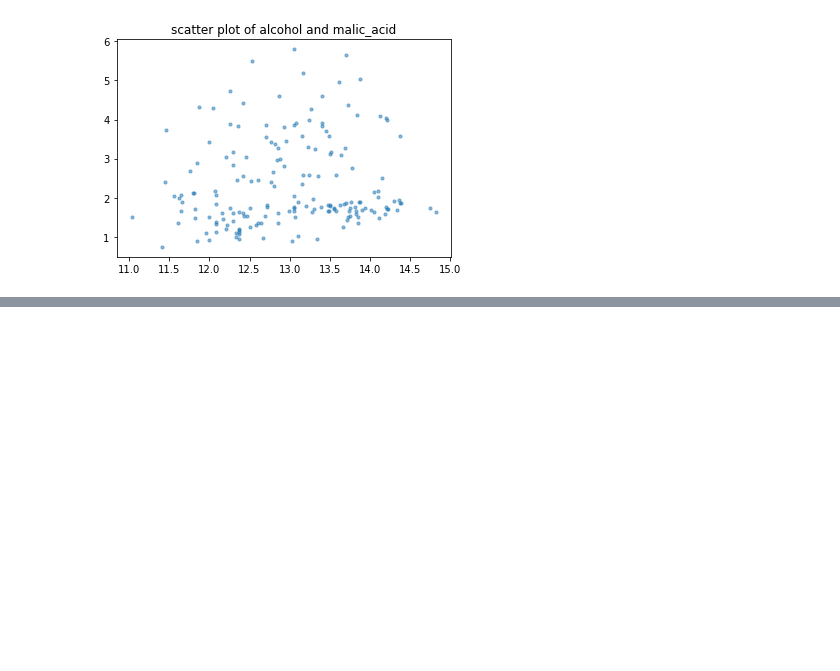
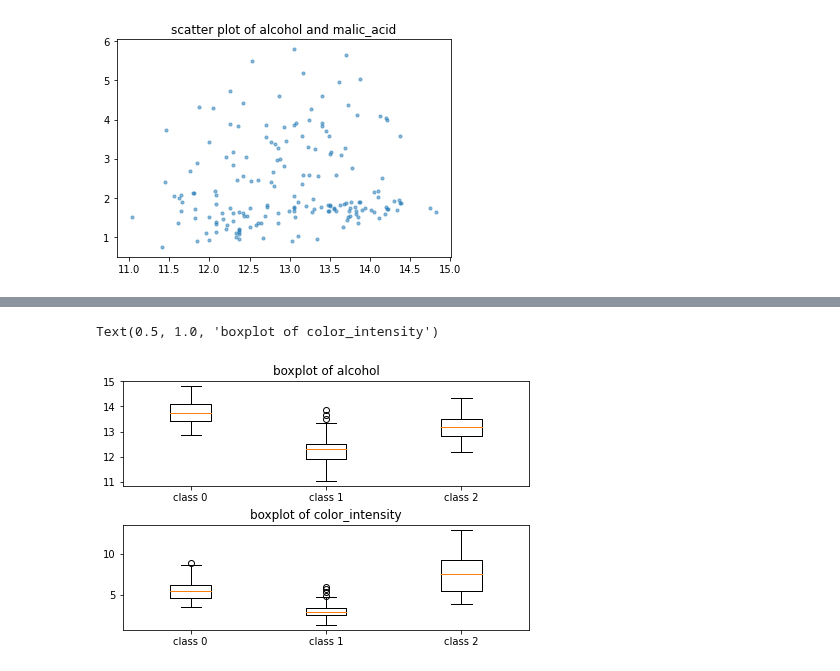
Before and after one commit to jenjong/deeplearning, a Jupyter notebook: _sources/chapters/02/attribute.ipynb, the cells around one changed output, grey strips where cells are left out. Saved outputs shown, nothing was run; the diff lists cells and outputs as text; code cells hidden in the pictures; blank space fills up the shorter version.

```diff
--- a/_sources/chapters/02/attribute.ipynb
+++ b/_sources/chapters/02/attribute.ipynb
@@ -38,0 +34,5 @@ y_names= rdata.target_names
+# %%
+x = rdata.get("data")
+y = rdata.get("target")
+x_names = rdata.get("feature_names")
+y_names= rdata.get("target_names")
@@ -203,0 +123,16 @@ array([119.84676384, 117.56749149, 120.50798434, 119.67596767,
+# %%
+fig, (ax0, ax1) = plt.subplots(2,1, layout = 'constrained')
+i = 0
+idx0 = (y==0)
+idx1 = (y==1)
+idx2 = (y==2)
+ax0.boxplot([x[idx0,i],x[idx1,i],x[idx2,i]], labels =
+           ['class 0', 'class 1', 'class 2'])
+ax0.set_title("boxplot of {0}".format(x_names[i]))
+i = 9
+ax1.boxplot([x[idx0,i],x[idx1,i],x[idx2,i]], labels =
+           ['class 0', 'class 1', 'class 2'])
+ax1.set_title("boxplot of {0}".format(x_names[i]))
+# %% [output]
+Text(0.5, 1.0, 'boxplot of color_intensity')
+[figure, added]
```
Also changed, not shown: parts of 22 cells of this notebook, 17 other files.
